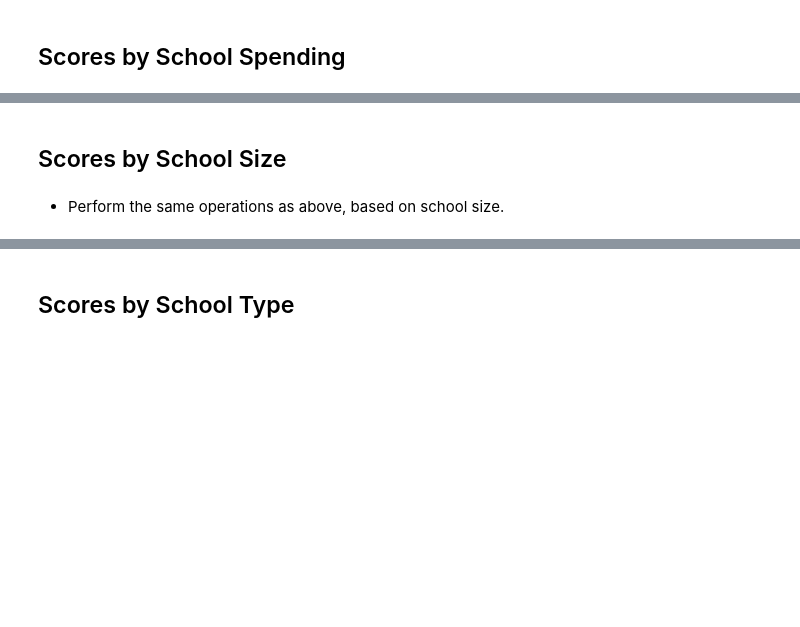
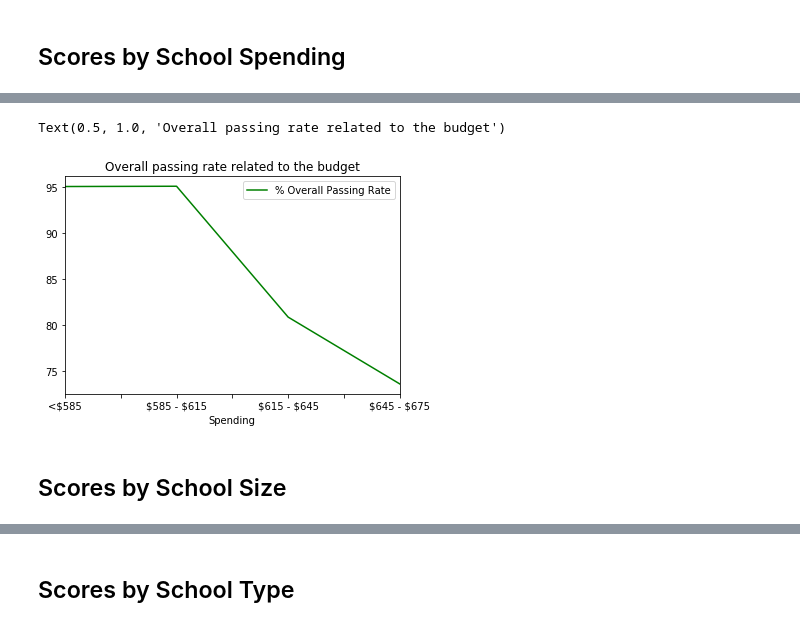
Before and after one commit to daniela-matos/school_performance_trends, a Jupyter notebook: PyCitySchools_starter.ipynb, the cells around one changed output, grey strips where cells are left out. Drawn from its saved outputs; the diff is of its cells as text; code cells hidden in the pictures; blank space fills up the shorter version.

Commit message:
Added graphics and conclusion.

```diff
--- a/PyCitySchools_starter.ipynb
+++ b/PyCitySchools_starter.ipynb
@@ -61,0 +51,31 @@ education_summary = pd.DataFrame(d2)
+# %%
+school_type = schools_data.set_index(["school_name"])["type"]
+total_students_per_school = data_complete.groupby(["school_name"]).mean()["size"]
+budget_per_school = data_complete.groupby(["school_name"]).mean()["budget"]
+budget_per_student = budget_per_school/total_students_per_school
+
+math_average_score_per_school = round(data_complete.groupby(["school_name"]).mean()["math_score"],3)
+reading_average_score_per_school = round(data_complete.groupby(["school_name"]).mean()["reading_score"],3)
+
+students_passed_math = data_complete[(data_complete["math_score"]>=70)]
+students_passed_math_per_school = students_passed_math.groupby(["school_name"]).count()["student_id"]
+
+students_passed_reading = data_complete[(data_complete["reading_score"]>=70)]
+students_passed_reading_per_school = students_passed_reading.groupby(["school_name"]).count()["student_id"]
+
+percentage_passed_math_per_school = round((students_passed_math_per_school/total_students_per_school)*100,3)
+percentage_passed_reading_per_school = round((students_passed_reading_per_school/total_students_per_school)*100,3)
+
+overall_passed_rate_per_school = round((percentage_passed_math_per_school + percentage_passed_reading_per_school)/2,3)
+
+school_summary = pd.DataFrame ({
+      "School Type":school_type,
+      "Number of Students": total_students_per_school,
+      "Budget per School":budget_per_school,
+      "Budget per Student":budget_per_student,
+      "Average Math Score": math_average_score_per_school,
+      "Average Reading Score":reading_average_score_per_school,
+      "% Passing Math": percentage_passed_math_per_school,
+      "% Passing Reading": percentage_passed_reading_per_school,
+      "% Overall Passing Rate":overall_passed_rate_per_school
+      })
@@ -61,0 +124,7 @@ education_summary = pd.DataFrame(d2)
+# %%
+# create bins to categorise the schools based on budget per student
+
+y = pd.cut(x=school_summary["Budget per Student"], bins=[0, 585, 615, 645, 675],
+       labels=["<\$585", "\$585 - \$615", "\$615 - \$645", "\$645 - \$675"],
+       right=False)
+schools_spending = school_summary.assign(Spending=y)
@@ -291,4 +307,8 @@ scores_by_school_spending
+# %%
+data_spending.plot(c="green")
+plt.title("Overall passing rate related to the budget")
+# %% [output]
+Text(0.5, 1.0, 'Overall passing rate related to the budget')
+[figure, added]
 # %% [markdown]
 ## Scores by School Size
-# %% [markdown]
-* Perform the same operations as above, based on school size.
```
Also changed, not shown: parts of 53 cells of this notebook, 1 other file.
